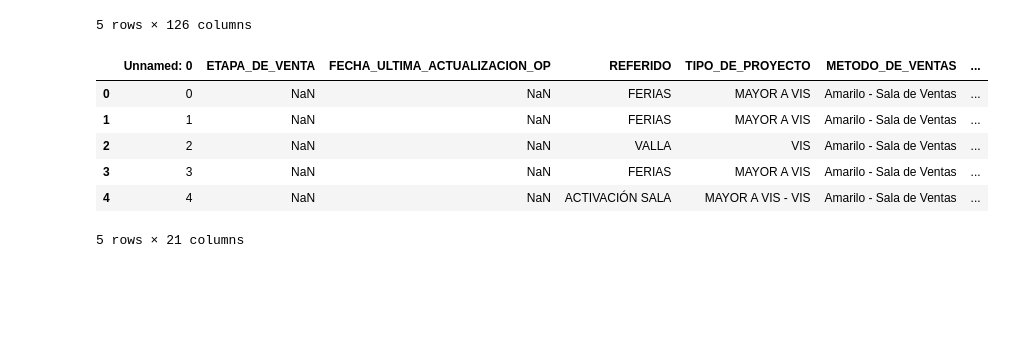
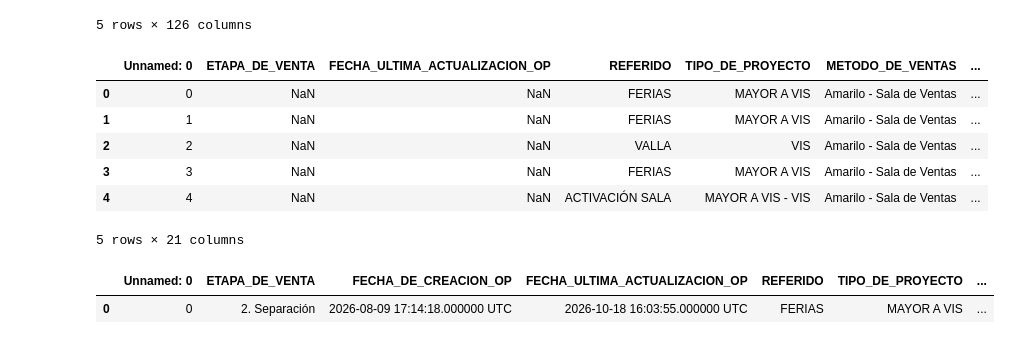
Before and after one commit to Jcamposlozano/pb_Amarilo, a Jupyter notebook: src/notebook/read_documents.ipynb, the cells around one changed output. Drawn from its saved outputs; the diff is of its cells as text; code cells hidden in the pictures; blank space fills up the shorter version.

```diff
--- a/src/notebook/read_documents.ipynb
+++ b/src/notebook/read_documents.ipynb
@@ -745,3 +745,11 @@ df_modelo.head()
 | 3 | 3 | NaN | NaN | FERIAS | MAYOR A VIS | Amarilo - Sala de Ventas | ... |
 | 4 | 4 | NaN | NaN | ACTIVACIÓN SALA | MAYOR A VIS - VIS | Amarilo - Sala de Ventas | ... |
 5 rows × 21 columns
+# %%
+
+df_eda = pd.read_csv("data/bronce/df_bronce.csv")
+# %%
+df_eda.head(1)
+# %% [output]
+|  | Unnamed: 0 | ETAPA_DE_VENTA | FECHA_DE_CREACION_OP | FECHA_ULTIMA_ACTUALIZACION_OP | REFERIDO | TIPO_DE_PROYECTO | ... |
+| 0 | 0 | 2. Separación | 2026-08-09 17:14:18.000000 UTC | 2026-10-18 16:03:55.000000 UTC | FERIAS | MAYOR A VIS | ... |
```
Also changed, not shown: 17 other files.
